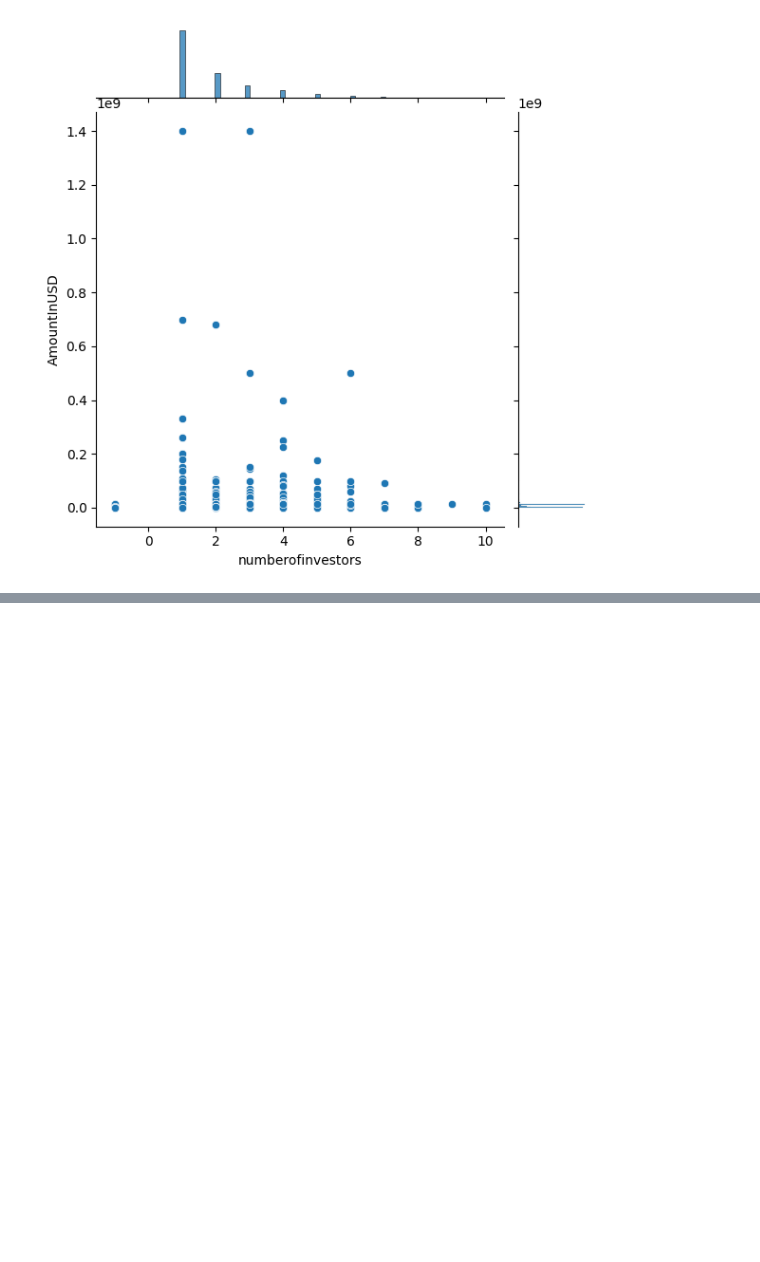
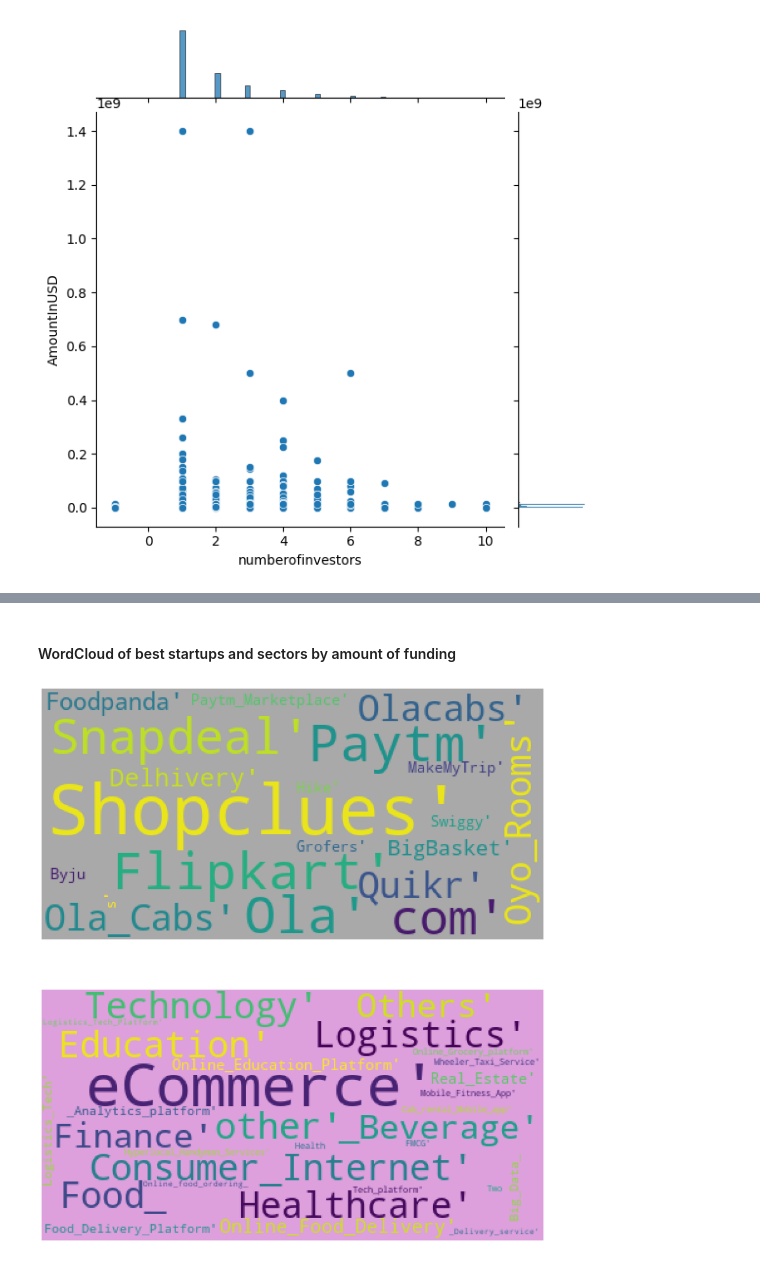
Before and after one commit to Akash11gavhane/Python, a Jupyter notebook: Pandas Case Study/PandasCase_study_indian_startup_funding-2015-2017.ipynb, the cells around one changed output, grey strips where cells are left out. Drawn from its saved outputs; the diff is of its cells as text; code cells hidden in the pictures; blank space fills up the shorter version.

```diff
--- a/Pandas Case Study/PandasCase_study_indian_startup_funding-2015-2017.ipynb
+++ b/Pandas Case Study/PandasCase_study_indian_startup_funding-2015-2017.ipynb
@@ -327,0 +439,34 @@ sns.jointplot(x='numberofinvestors',y='AmountInUSD',data=newdf)
+# %% [markdown]
+#### WordCloud of best startups and sectors by amount of funding
+# %%
+
+
+from wordcloud import WordCloud , STOPWORDS
+
+st = pd.Series(newdf.groupby('StartupName').sum()['AmountInUSD'].sort_values(ascending=False).head(40).index).head(30)
+fig,ax=plt.subplots(nrows=2,ncols=1,figsize=(20,20),dpi=300)
+
+for char in range(len(st)):
+    st[char]=st[char].replace(' ','_')
+
+wc=WordCloud(max_words=20,stopwords=set(st),background_color='darkgrey',random_state=0).generate(str(st.values[:30]))
+ax[0].axis('off')
+ax[0].imshow(wc)
+
+
+
+
+c=np.array(newdf['IndustryVertical'].value_counts().head(30).index.unique())
+for char in range(len(c)):
+    c[char]=c[char].replace(' ','_')
+
+
+wc=WordCloud(max_words=30,stopwords=set(c),background_color='plum',random_state=1).generate(str(c))
+
+ax[1].axis('off')
+
+
+ax[1].imshow(wc)
+plt.rcParams['axes.facecolor'] = 'white'
+# %% [output]
+[figure, added]
```
Also changed, not shown: parts of 15 cells of this notebook, 1 other file.
